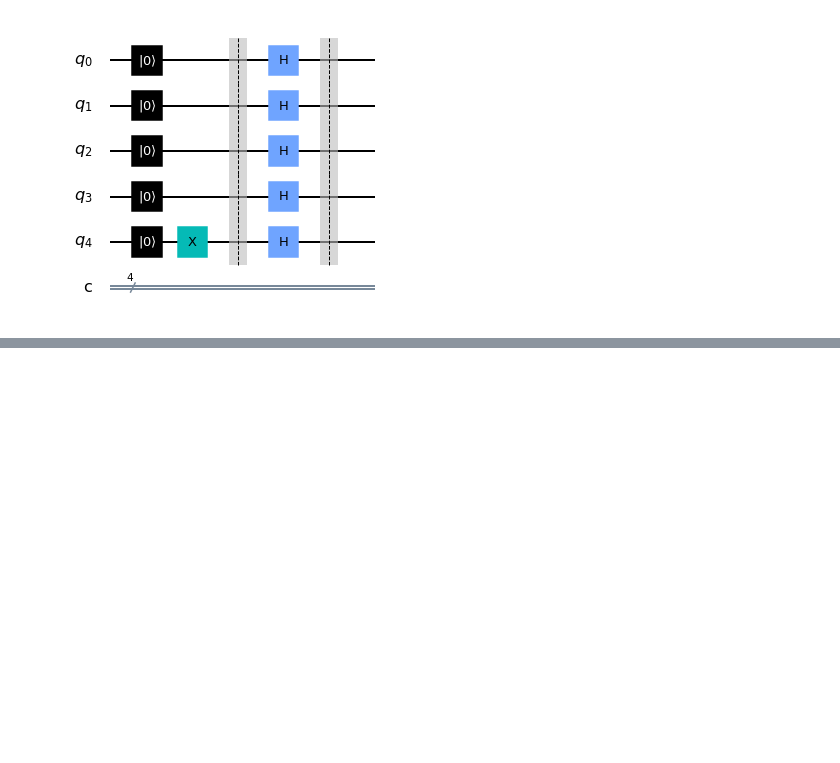
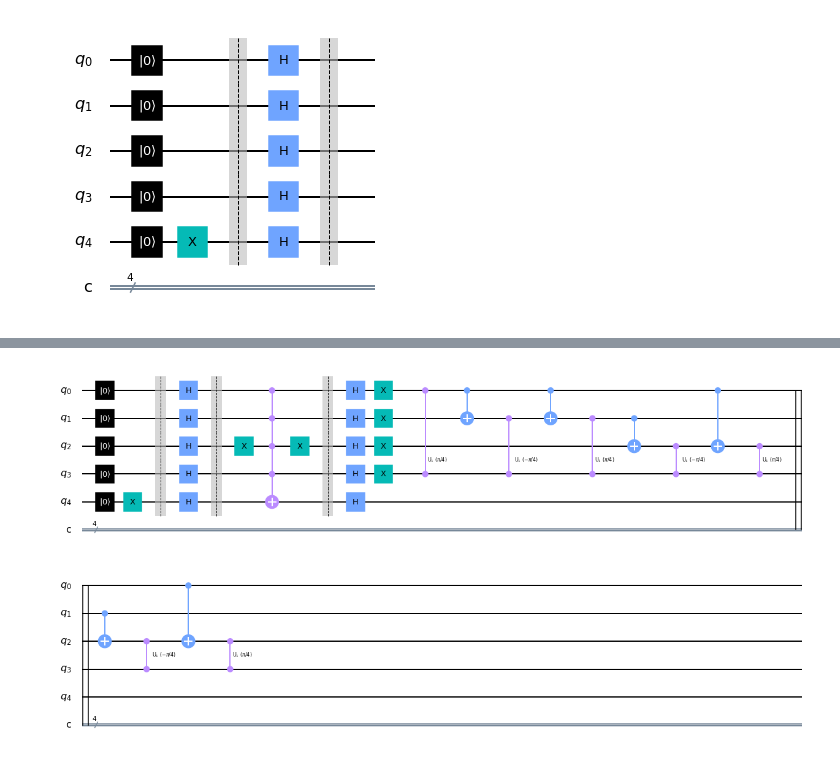
Before and after one commit to SaashaJoshi/grovers-algorithm, a Jupyter notebook: Grover_Boolean_Oracle.ipynb, the cells around one changed output, grey strips where cells are left out. Saved outputs shown, nothing was run; the diff lists cells and outputs as text; code cells hidden in the pictures; blank space fills up the shorter version.

```diff
--- a/Grover_Boolean_Oracle.ipynb
+++ b/Grover_Boolean_Oracle.ipynb
@@ -48,0 +68,25 @@ circuit.draw('mpl')
+# %%
+circuit.cu1(pi/4, 0, 3)
+
+circuit.cx(0, 1)
+circuit.cu1(-pi/4, 1, 3)
+circuit.cx(0, 1)
+
+circuit.cu1(pi/4, 1, 3)
+
+circuit.cx(1, 2)
+circuit.cu1(-pi/4, 2, 3)
+
+circuit.cx(0, 2)
+circuit.cu1(pi/4, 2, 3)
+
+circuit.cx(1, 2)
+circuit.cu1(-pi/4, 2, 3)
+
+
+circuit.cx(0, 2)
+circuit.cu1(pi/4, 2, 3)
+
+circuit.draw('mpl')
+# %% [output]
+[figure, added]
```
Also changed, not shown: parts of 9 cells of this notebook.
